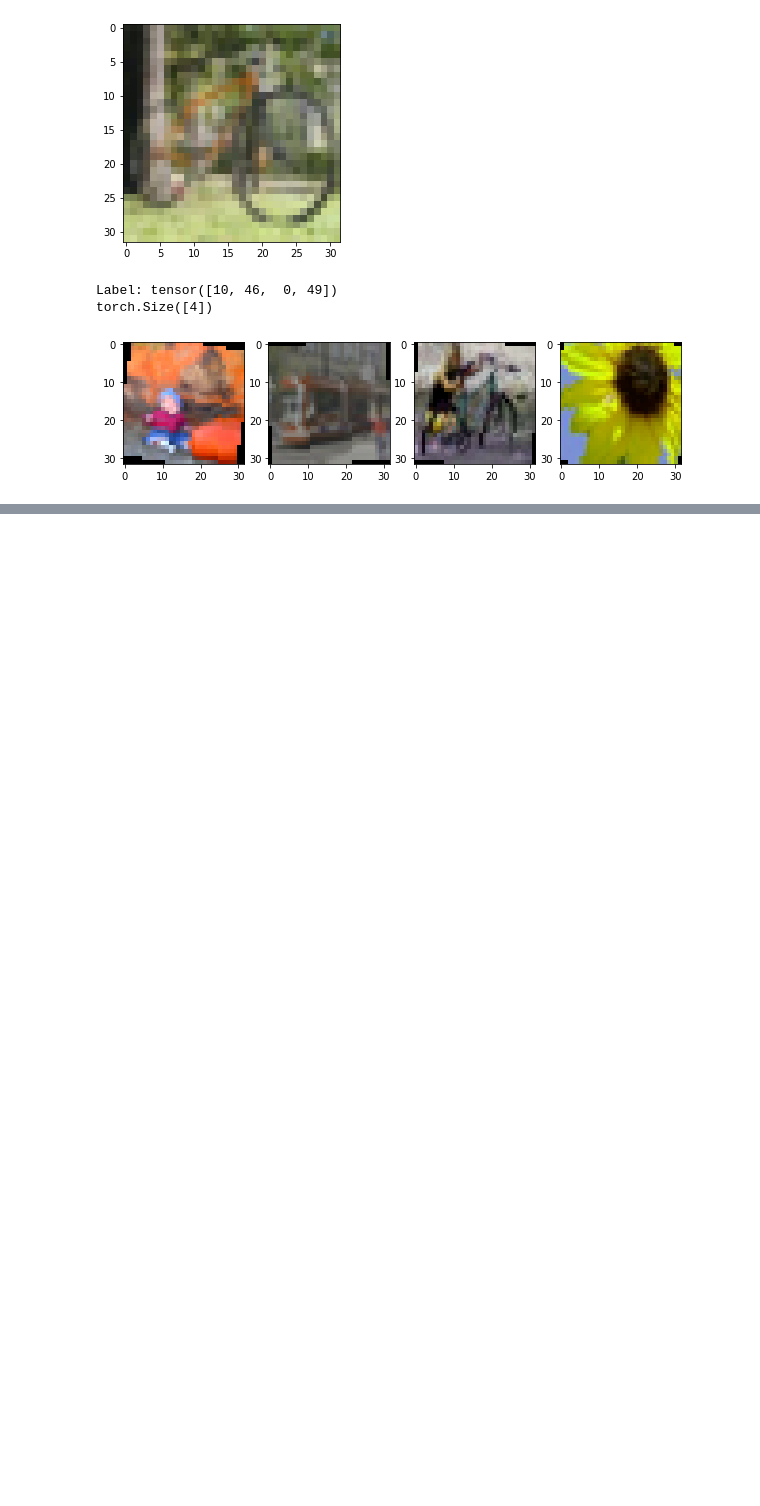
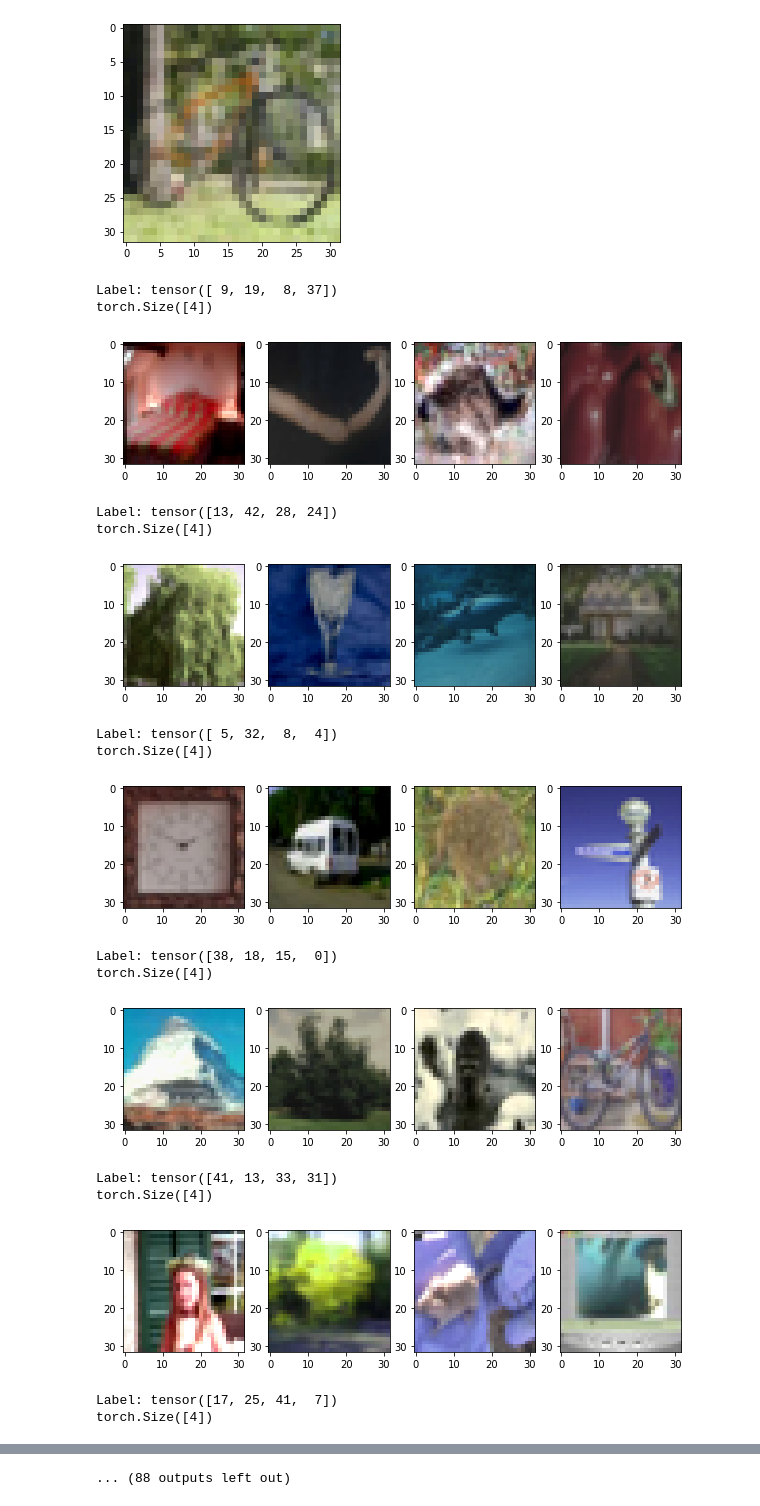
Before and after one commit to benlin1211/DLCV_hw1, a Jupyter notebook: test.ipynb, the cells around one changed output, grey strips where cells are left out. Saved outputs shown, nothing was run; the diff lists cells and outputs as text; code cells hidden in the pictures; blank space fills up the shorter version.

```diff
--- a/test.ipynb
+++ b/test.ipynb
@@ -63,19 +63,32 @@ def showBatchImage(loader, batch_idx, batch_size):
 # %%
 src_path = "./hw1_data/hw1_data/p1_data/train_50"
 train_tfm = transforms.Compose([
         transforms.Resize((32, 32)),
         transforms.ColorJitter(brightness=0.3, contrast=0.3, saturation=0.5, hue=0.1),
-        transforms.RandomRotation(degrees=(-15,+15)),
         transforms.RandomHorizontalFlip(p=0.5),
         transforms.ToTensor(),
 ])
 
 dataset = ImageDataset(src_path, tfm=train_tfm)
 dataloader = DataLoader(dataset, batch_size=4, shuffle=True)
 
 for idx in range(50):
         showBatchImage(dataloader, batch_idx=idx, batch_size=4)
 # %% [output]
-Label: tensor([10, 46,  0, 49])
+Label: tensor([ 9, 19,  8, 37])
 torch.Size([4])
-[figure, old version]
+[figure, new version]
+Label: tensor([13, 42, 28, 24])
+torch.Size([4])
+[figure, added]
+Label: tensor([ 5, 32,  8,  4])
+torch.Size([4])
+[figure, added]
+Label: tensor([38, 18, 15,  0])
+torch.Size([4])
+[figure, added]
+Label: tensor([41, 13, 33, 31])
+torch.Size([4])
+[figure, added]
+Label: tensor([17, 25, 41,  7])
+torch.Size([4])
@@ -81,0 +96 @@ torch.Size([4])
+... (88 outputs left out)
```
Also changed, not shown: parts of 2 cells of this notebook, 3 other files.
